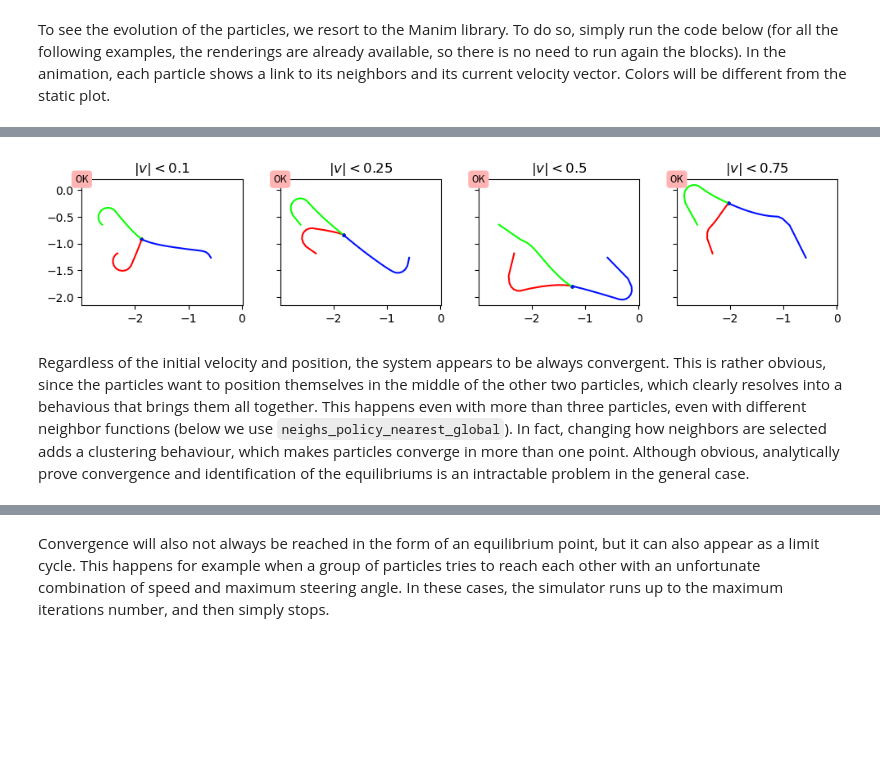
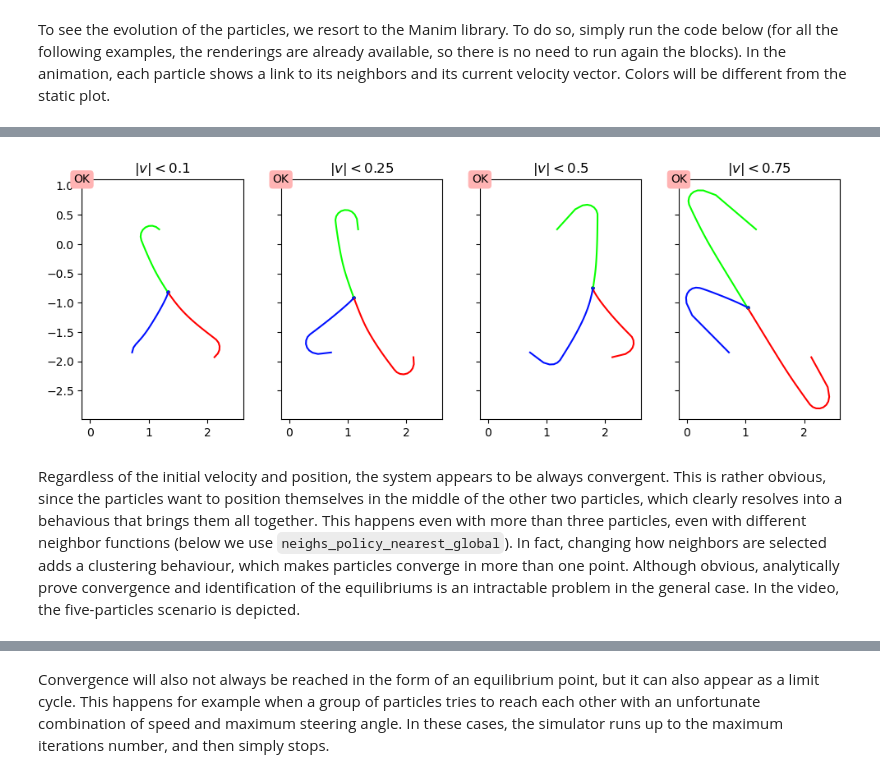
Before and after one commit to ilVecc/wasp-aiml2024, a Jupyter notebook: human_particles.ipynb, the cells around one changed output, grey strips where cells are left out. Drawn from its saved outputs; the diff is of its cells as text; code cells hidden in the pictures; blank space fills up the shorter version.

```diff
--- a/human_particles.ipynb
+++ b/human_particles.ipynb
@@ -69,7 +77,6 @@ def plot(sim_res, repeats=1, title="", ax=None):
                 xytext=(0, 0), textcoords='offset points',
                 ha="center", va="center",
                 size=10,
-                fontname='Source Code Pro',
                 bbox=dict(boxstyle="round", fc=(1.0, 0.7, 0.7), ec="none"))
 
 def normalize(a, return_norm=False):
@@ -166,7 +176,7 @@ Now we load the `Particle` class, which as clearly stated above does not contain
 # %%
 class Particle(object):
 
-    def __init__(self, init_pos, init_vel, get_neighbors, get_position, get_velocity, state_space=None, **kwargs):
+    def __init__(self, init_pos, get_neighbors, get_position, get_velocity, init_vel=np.zeros((2,)), state_space=None, **kwargs):
         super(Particle, self).__init__()
         self.pos = init_pos
         self.vel = init_vel
@@ -199,6 +209,7 @@ class Particle(object):
         self.vel = self.new_vel
 
 def run_simulation(particles, max_iter=3000, term_eps_pos=0.0001, term_eps_vel=0.001, term_radius=10, verbose=False):
+    # prepare simulation results
     sim_res = {
         "n" : len(particles),
         "history_pos" : [ [x.pos.copy()] for x in particles ],
@@ -208,6 +219,12 @@ def run_simulation(particles, max_iter=3000, term_eps_pos=0.0001, term_eps_vel=0
         "termination_msg" : "simulation ended smoothly",
         "iterations" : 0
     }
+    # use list neighbors if a list of integers is provided
+    for i in range(len(particles)):
+        if isinstance(particles[i].calculate_neighbors, list):
+            neighbors = [particles[j] for j in particles[i].calculate_neighbors]
+            particles[i].calculate_neighbors = lambda x, y, n=neighbors : neighs_policy_list(x, y, n)
+    # simulate the system
     lookup_particles_index = {p: i for i, p in zip(range(sim_res["n"]), particles)}
     avg_pos = np.mean([p.pos for p in particles], axis=0)
     for it in range(max_iter):
@@ -359,3 +377,6 @@ With all these ingredients in place, we are finally able to run some examples an
+# %%
+pos = lambda p : np.random.uniform(-p, +p, (2,))
+vel = lambda v : np.random.uniform(-v, +v, (2,))
 # %% [markdown]
 ## Experiments
 # %% [markdown]
@@ -414,26 +461,24 @@ We now restrict the way the velocity can change, using the `velocity_policy_cons
 # %%
-np.random.seed(332463)
-N = 3
+np.random.seed(324462)
 
-p = np.random.uniform(-3.0, +3.0, (2,N))
-vel = lambda x, d : velocity_policy_constr(x, d, max_vel=10.0, max_vel_diff=0.25, max_angle_diff=np.radians(20))
+n = 3
+poss = [pos(3) for i in range(n)]
+pol_pos = position_policy_1
+pol_vel = lambda x, d : velocity_policy_constr(x, d, max_vel=10.0, max_vel_diff=0.25, max_angle_diff=np.radians(20))
+pol_neighs = neighs_policy_fixed
 
-fig, ax = plt.subplots(1, 4, figsize=(10, 20), sharex=True, sharey=True)
+fig, ax = plt.subplots(1, 4, figsize=(10, 5), sharex=True, sharey=True)
 fig.tight_layout()
-p1 = [Particle(init_pos=p[:,i], init_vel=np.random.uniform(-0.1, +0.1, (2,)), get_neighbors=neighs_policy_fixed, get_position=position_policy_1, get_velocity=vel) for i in range(N)]
-p2 = [Particle(init_pos=p[:,i], init_vel=np.random.uniform(-0.25, +0.25, (2,)), get_neighbors=neighs_policy_fixed, get_position=position_policy_1, get_velocity=vel) for i in range(N)]
-p3 = [Particle(init_pos=p[:,i], init_vel=np.random.uniform(-0.5, +0.5, (2,)), get_neighbors=neighs_policy_fixed, get_position=position_policy_1, get_velocity=vel) for i in range(N)]
-p4 = [Particle(init_pos=p[:,i], init_vel=np.random.uniform(-0.75, +0.75, (2,)), get_neighbors=neighs_policy_fixed, get_position=position_policy_1, get_velocity=vel) for i in range(N)]
-r1 = run_simulation(p1)
-r2 = run_simulation(p2)
-r3 = run_simulation(p3)
-r4 = run_simulation(p4)
-plot(r1, title=r"$|v| < 0.1$", ax=ax[0])
-plot(r2, title=r"$|v| < 0.25$", ax=ax[1])
-plot(r3, title=r"$|v| < 0.5$", ax=ax[2])
-plot(r4, title=r"$|v| < 0.75$", ax=ax[3])
+p1 = [Particle(init_pos=poss[i], init_vel=vel(0.10), get_neighbors=pol_neighs, get_position=pol_pos, get_velocity=pol_vel) for i in range(n)]
+p2 = [Particle(init_pos=poss[i], init_vel=vel(0.25), get_neighbors=pol_neighs, get_position=pol_pos, get_velocity=pol_vel) for i in range(n)]
+p3 = [Particle(init_pos=poss[i], init_vel=vel(0.50), get_neighbors=pol_neighs, get_position=pol_pos, get_velocity=pol_vel) for i in range(n)]
+p4 = [Particle(init_pos=poss[i], init_vel=vel(0.75), get_neighbors=pol_neighs, get_position=pol_pos, get_velocity=pol_vel) for i in range(n)]
+plot(run_simulation(p1), title=r"$|v| < 0.1$", ax=ax[0])
+plot(run_simulation(p2), title=r"$|v| < 0.25$", ax=ax[1])
+plot(run_simulation(p3), title=r"$|v| < 0.5$", ax=ax[2])
+plot(run_simulation(p4), title=r"$|v| < 0.75$", ax=ax[3])
 # %% [output]
-[figure, old version]
+[figure, new version]
 # %% [markdown]
-Regardless of the initial velocity and position, the system appears to be always convergent. This is rather obvious, since the particles want to position themselves in the middle of the other two particles, which clearly resolves into a behavious that brings them all together. This happens even with more than three particles, even with different neighbor functions (below we use `neighs_policy_nearest_global`). In fact, changing how neighbors are selected adds a clustering behaviour, which makes particles converge in more than one point. Although obvious, analytically prove convergence and identification of the equilibriums is an intractable problem in the general case.
+Regardless of the initial velocity and position, the system appears to be always convergent. This is rather obvious, since the particles want to position themselves in the middle of the other two particles, which clearly resolves into a behavious that brings them all together. This happens even with more than three particles, even with different neighbor functions (below we use `neighs_policy_nearest_global`). In fact, changing how neighbors are selected adds a clustering behaviour, which makes particles converge in more than one point. Although obvious, analytically prove convergence and identification of the equilibriums is an intractable problem in the general case. In the video, the five-particles scenario is depicted.
 # %%
```
Also changed, not shown: parts of 38 cells of this notebook, 1 other file.
